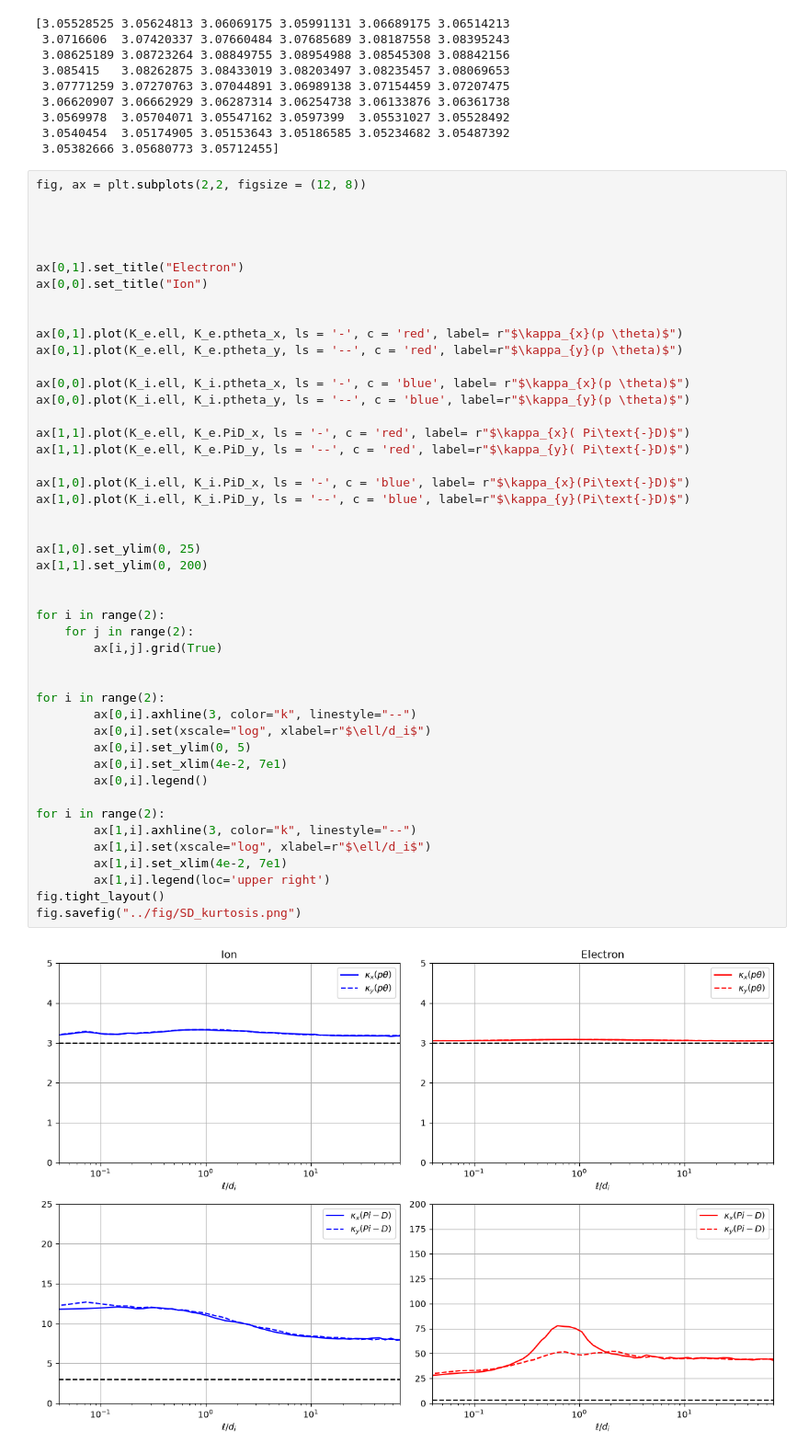
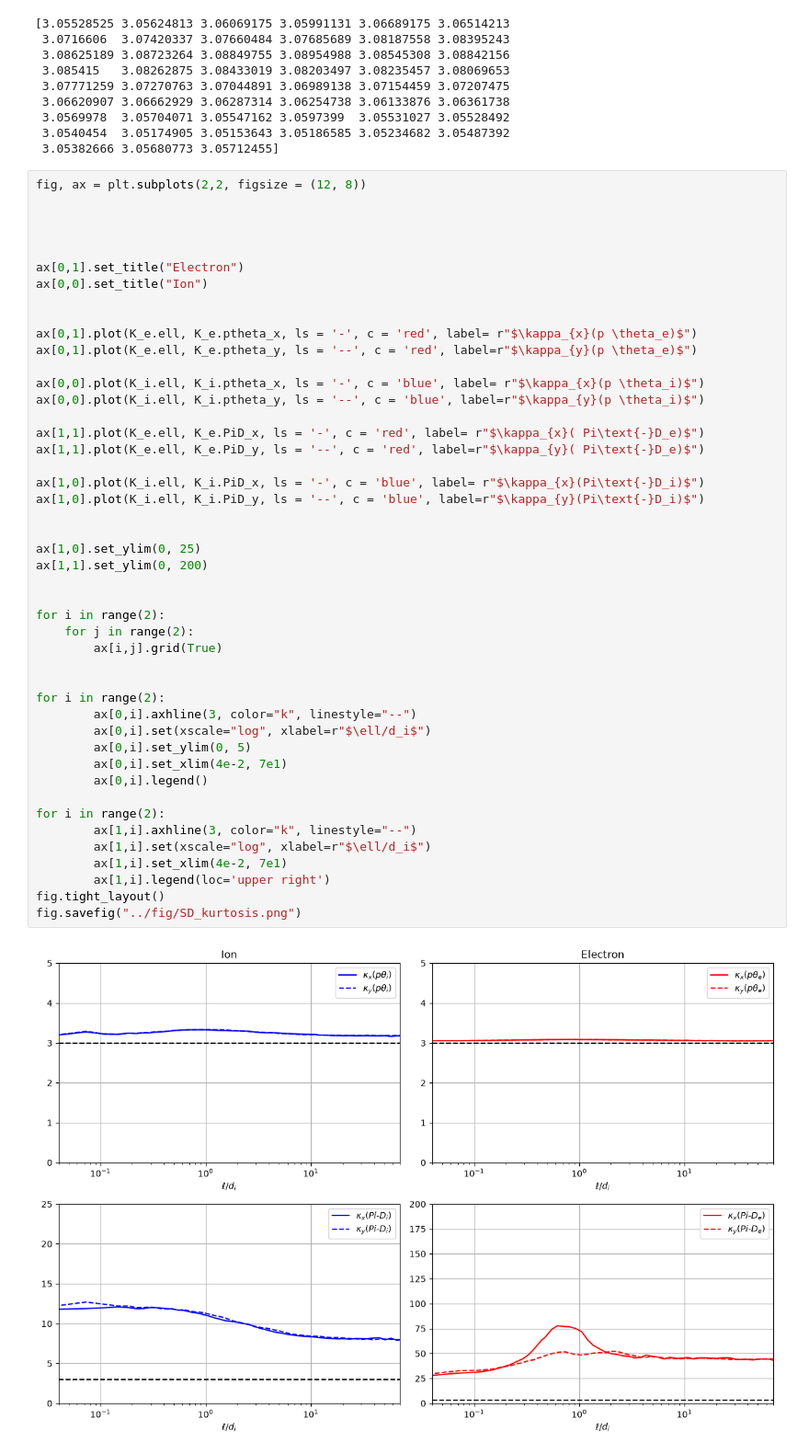
Before and after one commit to jgoodwill1/turbos, a Jupyter notebook: projects/scale_filter/nbs/SD_kurtosis.ipynb, the cells around one changed output. Shown at 92% size. Cells and saved outputs as stored; diff of their text form.

```diff
--- a/projects/scale_filter/nbs/SD_kurtosis.ipynb
+++ b/projects/scale_filter/nbs/SD_kurtosis.ipynb
@@ -113,41 +109,41 @@ ax[0,1].set_title("Electron")
 ax[0,0].set_title("Ion")
 
 
-ax[0,1].plot(K_e.ell, K_e.ptheta_x, ls = '-', c = 'red', label= r"$\kappa_{x}(p \theta)$")
-ax[0,1].plot(K_e.ell, K_e.ptheta_y, ls = '--', c = 'red', label=r"$\kappa_{y}(p \theta)$")
+ax[0,1].plot(K_e.ell, K_e.ptheta_x, ls = '-', c = 'red', label= r"$\kappa_{x}(p \theta_e)$")
+ax[0,1].plot(K_e.ell, K_e.ptheta_y, ls = '--', c = 'red', label=r"$\kappa_{y}(p \theta_e)$")
 
-ax[0,0].plot(K_i.ell, K_i.ptheta_x, ls = '-', c = 'blue', label= r"$\kappa_{x}(p \theta)$")
-ax[0,0].plot(K_i.ell, K_i.ptheta_y, ls = '--', c = 'blue', label=r"$\kappa_{y}(p \theta)$")
+ax[0,0].plot(K_i.ell, K_i.ptheta_x, ls = '-', c = 'blue', label= r"$\kappa_{x}(p \theta_i)$")
+ax[0,0].plot(K_i.ell, K_i.ptheta_y, ls = '--', c = 'blue', label=r"$\kappa_{y}(p \theta_i)$")
 
-ax[1,1].plot(K_e.ell, K_e.PiD_x, ls = '-', c = 'red', label= r"$\kappa_{x}( Pi\text{-}D)$")
-ax[1,1].plot(K_e.ell, K_e.PiD_y, ls = '--', c = 'red', label=r"$\kappa_{y}( Pi\text{-}D)$")
+ax[1,1].plot(K_e.ell, K_e.PiD_x, ls = '-', c = 'red', label= r"$\kappa_{x}( Pi\text{-}D_e)$")
+ax[1,1].plot(K_e.ell, K_e.PiD_y, ls = '--', c = 'red', label=r"$\kappa_{y}( Pi\text{-}D_e)$")
 
-ax[1,0].plot(K_i.ell, K_i.PiD_x, ls = '-', c = 'blue', label= r"$\kappa_{x}(Pi\text{-}D)$")
-ax[1,0].plot(K_i.ell, K_i.PiD_y, ls = '--', c = 'blue', label=r"$\kappa_{y}(Pi\text{-}D)$")
+ax[1,0].plot(K_i.ell, K_i.PiD_x, ls = '-', c = 'blue', label= r"$\kappa_{x}(Pi\text{-}D_i)$")
+ax[1,0].plot(K_i.ell, K_i.PiD_y, ls = '--', c = 'blue', label=r"$\kappa_{y}(Pi\text{-}D_i)$")
 
 
 ax[1,0].set_ylim(0, 25)
 ax[1,1].set_ylim(0, 200)
 
 
 for i in range(2):
     for j in range(2):
         ax[i,j].grid(True)
 
 
 for i in range(2):
         ax[0,i].axhline(3, color="k", linestyle="--")
         ax[0,i].set(xscale="log", xlabel=r"$\ell/d_i$")
         ax[0,i].set_ylim(0, 5)
         ax[0,i].set_xlim(4e-2, 7e1)
         ax[0,i].legend()
 
 for i in range(2):
         ax[1,i].axhline(3, color="k", linestyle="--")
         ax[1,i].set(xscale="log", xlabel=r"$\ell/d_i$")
         ax[1,i].set_xlim(4e-2, 7e1)
         ax[1,i].legend(loc='upper right')
 fig.tight_layout()
 fig.savefig("../fig/SD_kurtosis.png")
 # %% [output]
-[figure, old version]
+[figure, new version]
```
Also changed, not shown: parts of 6 cells of this notebook, 9 other files.
